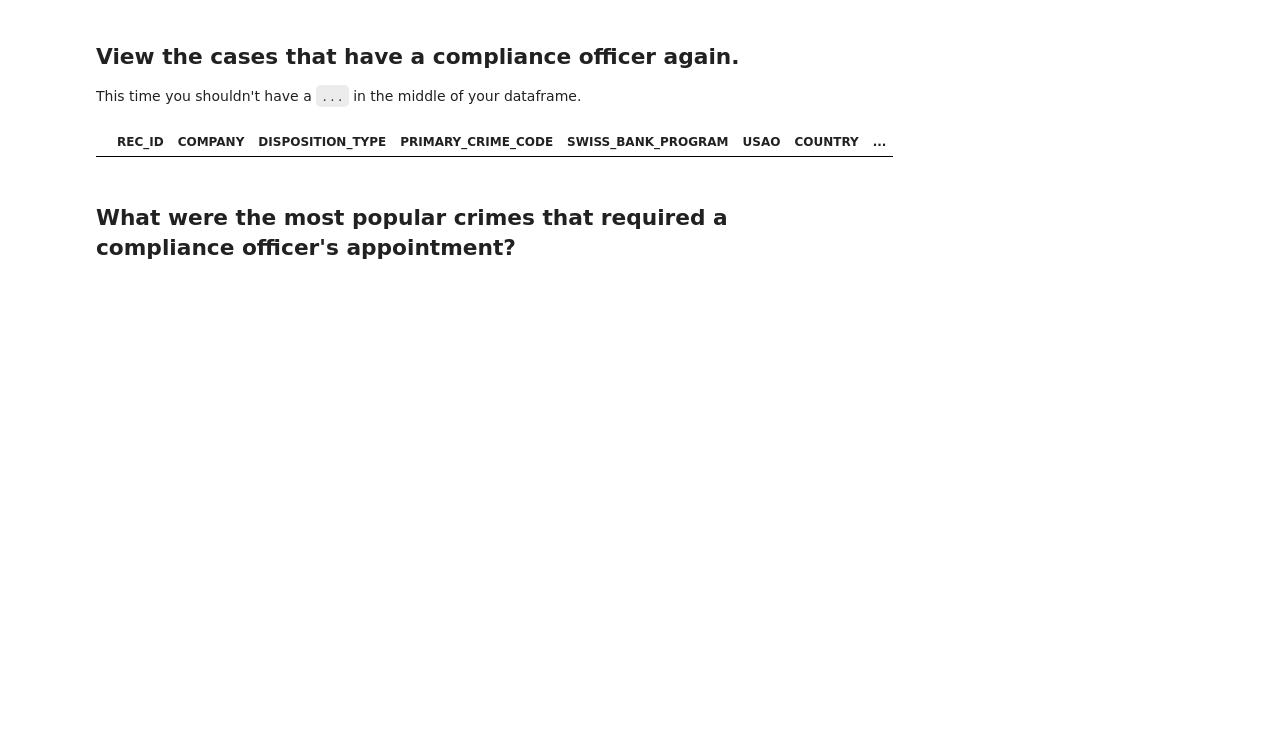
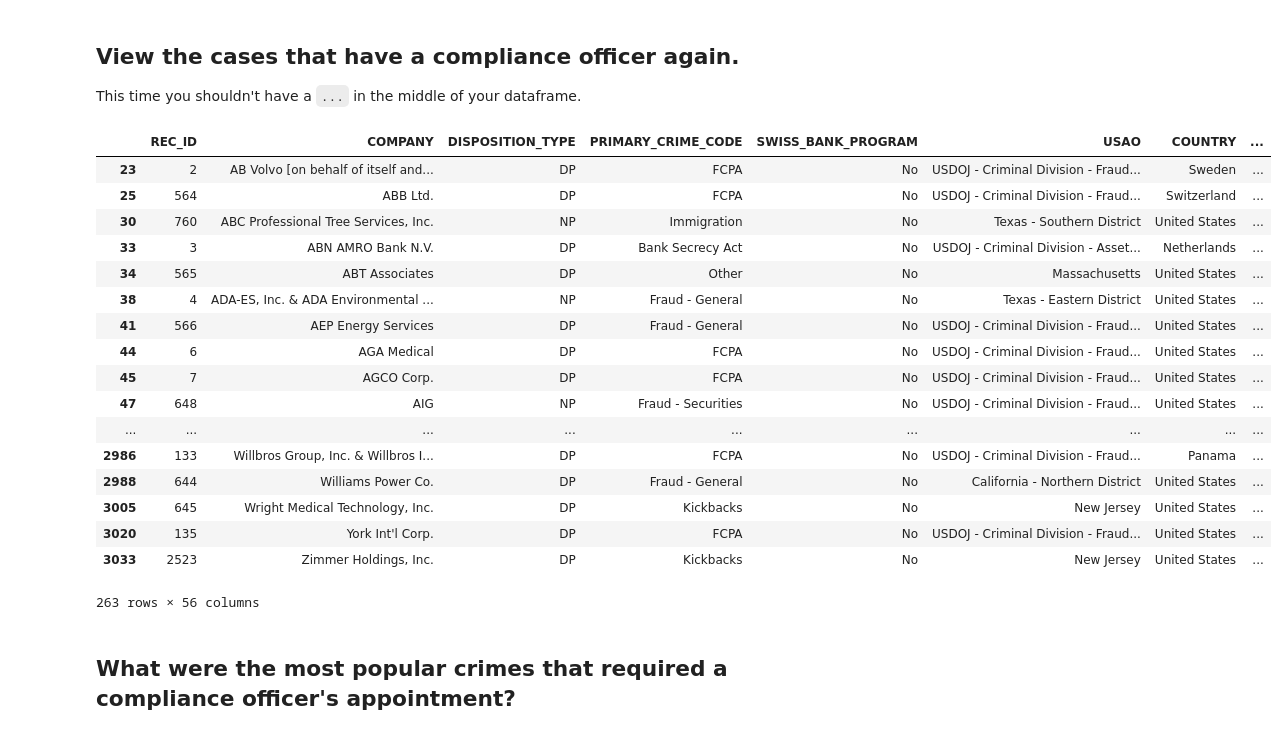
Before and after one commit to mathieulede/foundations, a Jupyter notebook: 0910-homework/corporate-prosecution/Corporate Prosecution - Exercise B.ipynb, the cells around one changed output. Cells and saved outputs as stored; diff of their text form; code cells hidden in the pictures; blank space fills up the shorter version.

```diff
--- a/0910-homework/corporate-prosecution/Corporate Prosecution - Exercise B.ipynb
+++ b/0910-homework/corporate-prosecution/Corporate Prosecution - Exercise B.ipynb
@@ -485,8 +484,25 @@ df_refined[df_refined.new_position.str.contains("Compliance Officer", na=False)]
 
 This time you shouldn't have a `...` in the middle of your dataframe.
 # %%
-df[df.OTHER_COMPLIANCE_OFFICER_OR_CONSULTANT_REQUIRED.str.contains("Compliance Officer", na=False)]
+df[df.OTHER_COMPLIANCE_OFFICER_OR_CONSULTANT_REQUIRED.notnull()]
 # %% [output]
 |  | REC_ID | COMPANY | DISPOSITION_TYPE | PRIMARY_CRIME_CODE | SWISS_BANK_PROGRAM | USAO | COUNTRY | ... |
+| 23 | 2 | AB Volvo [on behalf of itself and... | DP | FCPA | No | USDOJ - Criminal Division - Fraud... | Sweden | ... |
+| 25 | 564 | ABB Ltd. | DP | FCPA | No | USDOJ - Criminal Division - Fraud... | Switzerland | ... |
+| 30 | 760 | ABC Professional Tree Services, Inc. | NP | Immigration | No | Texas - Southern District | United States | ... |
+| 33 | 3 | ABN AMRO Bank N.V. | DP | Bank Secrecy Act | No | USDOJ - Criminal Division - Asset... | Netherlands | ... |
+| 34 | 565 | ABT Associates | DP | Other | No | Massachusetts | United States | ... |
+| 38 | 4 | ADA-ES, Inc. & ADA Environmental ... | NP | Fraud - General | No | Texas - Eastern District | United States | ... |
+| 41 | 566 | AEP Energy Services | DP | Fraud - General | No | USDOJ - Criminal Division - Fraud... | United States | ... |
+| 44 | 6 | AGA Medical | DP | FCPA | No | USDOJ - Criminal Division - Fraud... | United States | ... |
+| 45 | 7 | AGCO Corp. | DP | FCPA | No | USDOJ - Criminal Division - Fraud... | United States | ... |
+| 47 | 648 | AIG | NP | Fraud - Securities | No | USDOJ - Criminal Division - Fraud... | United States | ... |
+| ... | ... | ... | ... | ... | ... | ... | ... | ... |
+| 2986 | 133 | Willbros Group, Inc. & Willbros I... | DP | FCPA | No | USDOJ - Criminal Division - Fraud... | Panama | ... |
+| 2988 | 644 | Williams Power Co. | DP | Fraud - General | No | California - Northern District | United States | ... |
+| 3005 | 645 | Wright Medical Technology, Inc. | DP | Kickbacks | No | New Jersey | United States | ... |
+| 3020 | 135 | York Int'l Corp. | DP | FCPA | No | USDOJ - Criminal Division - Fraud... | United States | ... |
+| 3033 | 2523 | Zimmer Holdings, Inc. | DP | Kickbacks | No | New Jersey | United States | ... |
+263 rows × 56 columns
 # %% [markdown]
 ## What were the most popular crimes that required a compliance officer's appointment?
```
Also changed, not shown: parts of 16 cells of this notebook, 2 other files.
